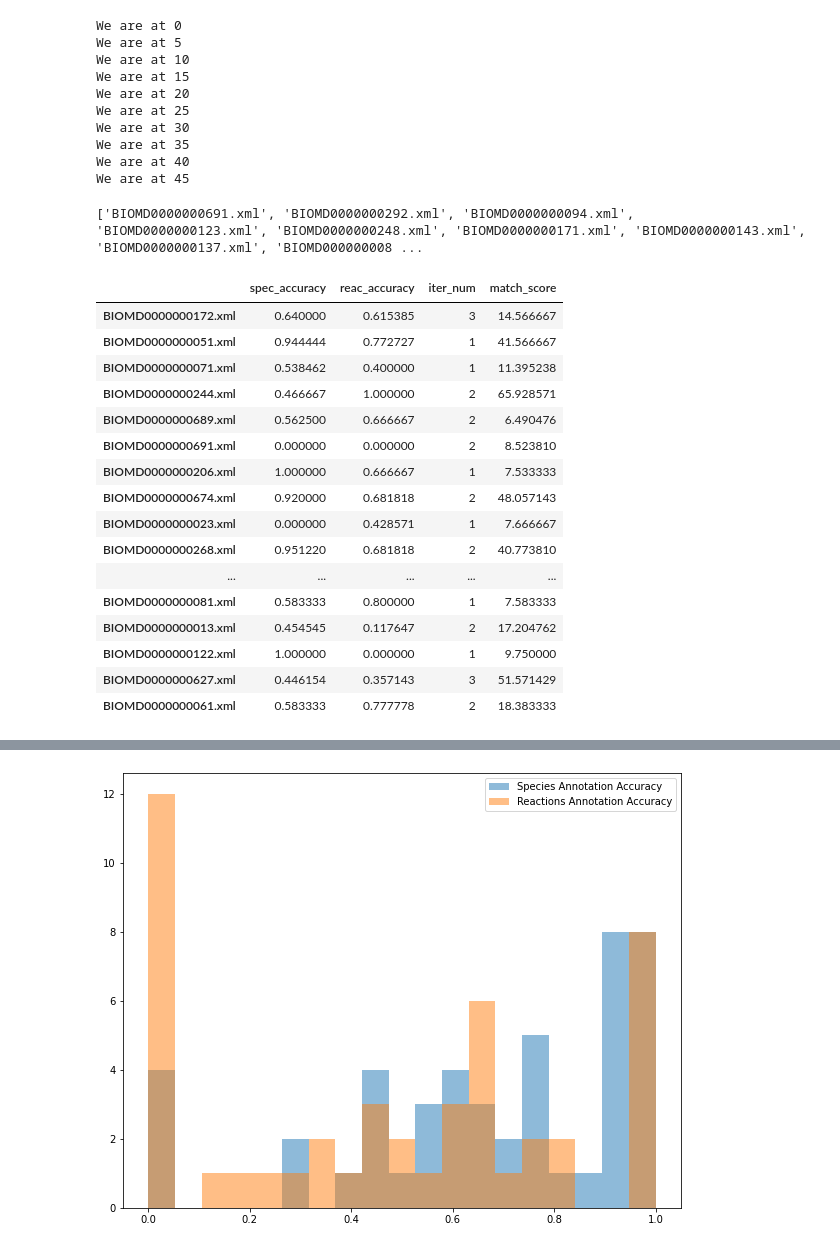
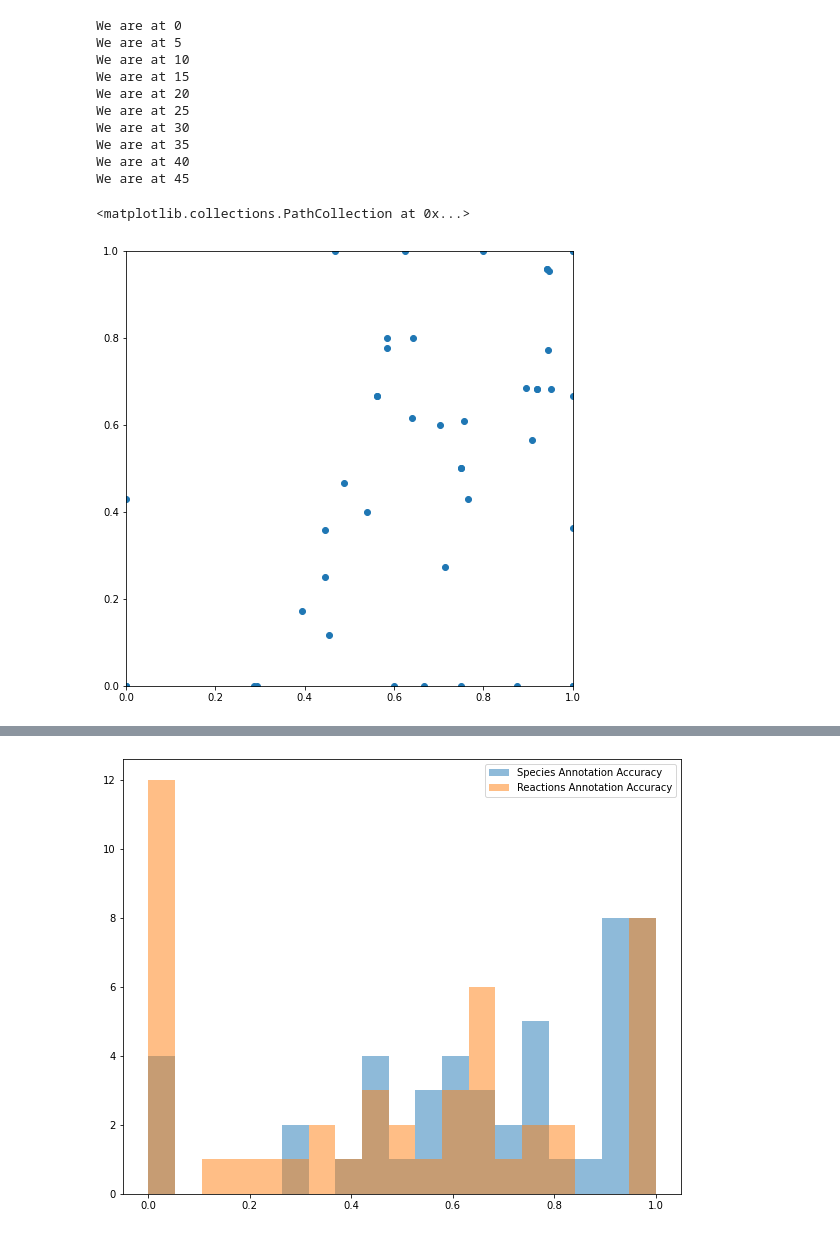
Before and after one commit to woosubs/annotation_recommender, a Jupyter notebook: notebook/test_annotation_class.ipynb, the cells around one changed output, grey strips where cells are left out. Saved outputs shown, nothing was run; the diff lists cells and outputs as text; code cells hidden in the pictures.

Commit message:
developing regression models

```diff
--- a/notebook/test_annotation_class.ipynb
+++ b/notebook/test_annotation_class.ipynb
@@ -139,3 +119,6 @@ biomodels_to_load = []
 for one_idx in biomd_keggs.index:
   if biomd_keggs.loc[one_idx, 'chebi_kegg']:
     biomodels_to_load.append(one_idx)
+# %%
+for idx, md in enumerate(biomd_keggs[biomd_keggs['chebi_kegg']==True].index.sort_values()):
+  print("%s. %s" % (str(idx+1), md))
@@ -150,7 +154,10 @@ res['sum_match_score']
 # %%
 res_df = pd.DataFrame(0,
                       index=biomodels_to_load,
-                      columns=['spec_accuracy', 'reac_accuracy', 'iter_num', 'match_score'])
+                      columns=['spec_accuracy', 'reac_accuracy',
+                               'iter_num', 'species_match_score', 'reaction_match_score',
+                               'num_species', 'num_eval_species',
+                               'num_reactions', 'num_eval_reactions', 'total_match_score'])
 for idx, one_biomd in enumerate(biomodels_to_load):
   if idx % 5 == 0:
     print("We are at", idx)
@@ -166,7 +173,13 @@ for idx, one_biomd in enumerate(biomodels_to_load):
   res_df.loc[one_biomd, 'spec_accuracy'] = species_an.getAccuracy(pred_annotation=res['spec_formula'])
   res_df.loc[one_biomd, 'reac_accuracy'] = reaction_an.getAccuracy(pred_annotation=res['candidates'])
   res_df.loc[one_biomd, 'iter_num'] = res['rep']
-  res_df.loc[one_biomd, 'match_score'] = res['sum_match_score']
+  res_df.loc[one_biomd, 'species_match_score'] = np.mean([species_an.match_score[val] for val in species_an.match_score.keys()])
+  res_df.loc[one_biomd, 'reaction_match_score'] = res['sum_match_score'] / reaction_an.model.getNumReactions()
+  res_df.loc[one_biomd, 'num_species'] = species_an.model.getNumSpecies()
+  res_df.loc[one_biomd, 'num_eval_species'] = len(species_an.exist_annotation)
+  res_df.loc[one_biomd, 'num_reactions'] = reaction_an.model.getNumReactions()
+  res_df.loc[one_biomd, 'num_eval_reactions'] = len(reaction_an.exist_annotation)
+  res_df.loc[one_biomd, 'total_match_score'] = res['sum_match_score']
 # %% [output]
 We are at 0
 We are at 5
@@ -178,27 +191,3 @@ We are at 30
 We are at 35
 We are at 40
 We are at 45
-# %%
-print(list(res_df[res_df['reac_accuracy']==0.0].index))
-# %% [output]
-['BIOMD0000000691.xml', 'BIOMD0000000292.xml', 'BIOMD0000000094.xml', 'BIOMD0000000123.xml', 'BIOMD0000000248.xml', 'BIOMD0000000171.xml', 'BIOMD0000000143.xml', 'BIOMD0000000137.xml', 'BIOMD000000008 ...
-# %%
-res_df
-# %% [output]
-|  | spec_accuracy | reac_accuracy | iter_num | match_score |
-| BIOMD0000000172.xml | 0.640000 | 0.615385 | 3 | 14.566667 |
-| BIOMD0000000051.xml | 0.944444 | 0.772727 | 1 | 41.566667 |
-| BIOMD0000000071.xml | 0.538462 | 0.400000 | 1 | 11.395238 |
-| BIOMD0000000244.xml | 0.466667 | 1.000000 | 2 | 65.928571 |
-| BIOMD0000000689.xml | 0.562500 | 0.666667 | 2 | 6.490476 |
-| BIOMD0000000691.xml | 0.000000 | 0.000000 | 2 | 8.523810 |
-| BIOMD0000000206.xml | 1.000000 | 0.666667 | 1 | 7.533333 |
-| BIOMD0000000674.xml | 0.920000 | 0.681818 | 2 | 48.057143 |
-| BIOMD0000000023.xml | 0.000000 | 0.428571 | 1 | 7.666667 |
-| BIOMD0000000268.xml | 0.951220 | 0.681818 | 2 | 40.773810 |
-| ... | ... | ... | ... | ... |
-| BIOMD0000000081.xml | 0.583333 | 0.800000 | 1 | 7.583333 |
-| BIOMD0000000013.xml | 0.454545 | 0.117647 | 2 | 17.204762 |
-| BIOMD0000000122.xml | 1.000000 | 0.000000 | 1 | 9.750000 |
-| BIOMD0000000627.xml | 0.446154 | 0.357143 | 3 | 51.571429 |
-| BIOMD0000000061.xml | 0.583333 | 0.777778 | 2 | 18.383333 |
@@ -204,0 +196,9 @@ res_df
+# %%
+plt.figure(figsize=(8, 8))
+plt.xlim(0.0, 1.0)
+plt.ylim(0.0, 1.0)
+# plt.scatter(res_df.species_match_score, res_df.reaction_match_score)
+plt.scatter(res_df.spec_accuracy, res_df.reac_accuracy)
+# %% [output]
+<matplotlib.collections.PathCollection at 0x...>
+[figure, added]
```
Also changed, not shown: parts of 31 cells of this notebook, 15 other files.
